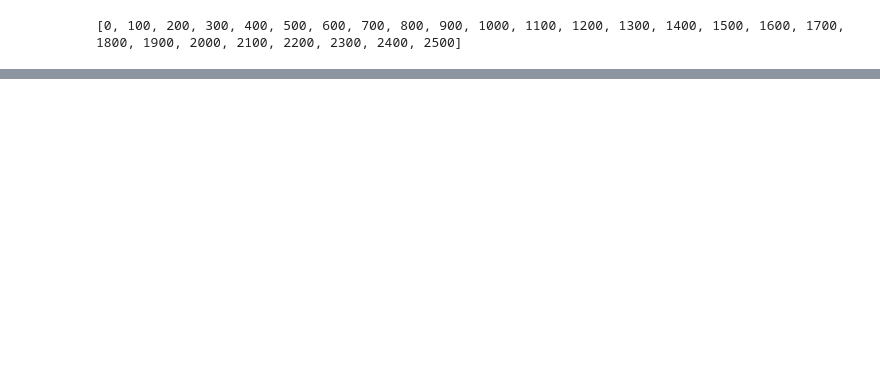
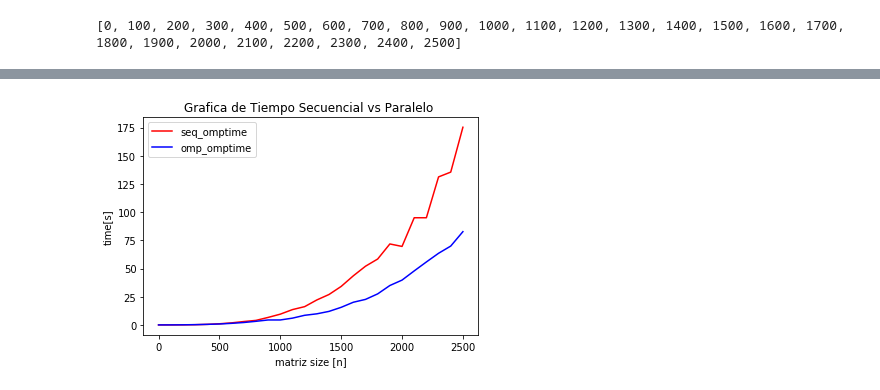
Before and after one commit to carlos4rias/HPC, a Jupyter notebook: Homeworks/Homework2/readme.ipynb, the cells around one changed output, grey strips where cells are left out. Cells and saved outputs as stored; diff of their text form; code cells hidden in the pictures; blank space fills up the shorter version.

```diff
--- a/Homeworks/Homework2/readme.ipynb
+++ b/Homeworks/Homework2/readme.ipynb
@@ -522,0 +601,10 @@ len(omp_ompt)
+# %%
+plt.plot(sizes,seq_ompt, 'r',label='seq_omptime')
+plt.plot(sizes,omp_ompt, 'b',label='omp_omptime')
+plt.xlabel('matriz size [n]')
+plt.legend(loc='upper left')
+plt.ylabel('time[s]')
+plt.title("Grafica de Tiempo Secuencial vs Paralelo ")
+plt.show()
+# %% [output]
+[figure, added]
```
Also changed, not shown: parts of 16 cells of this notebook.
